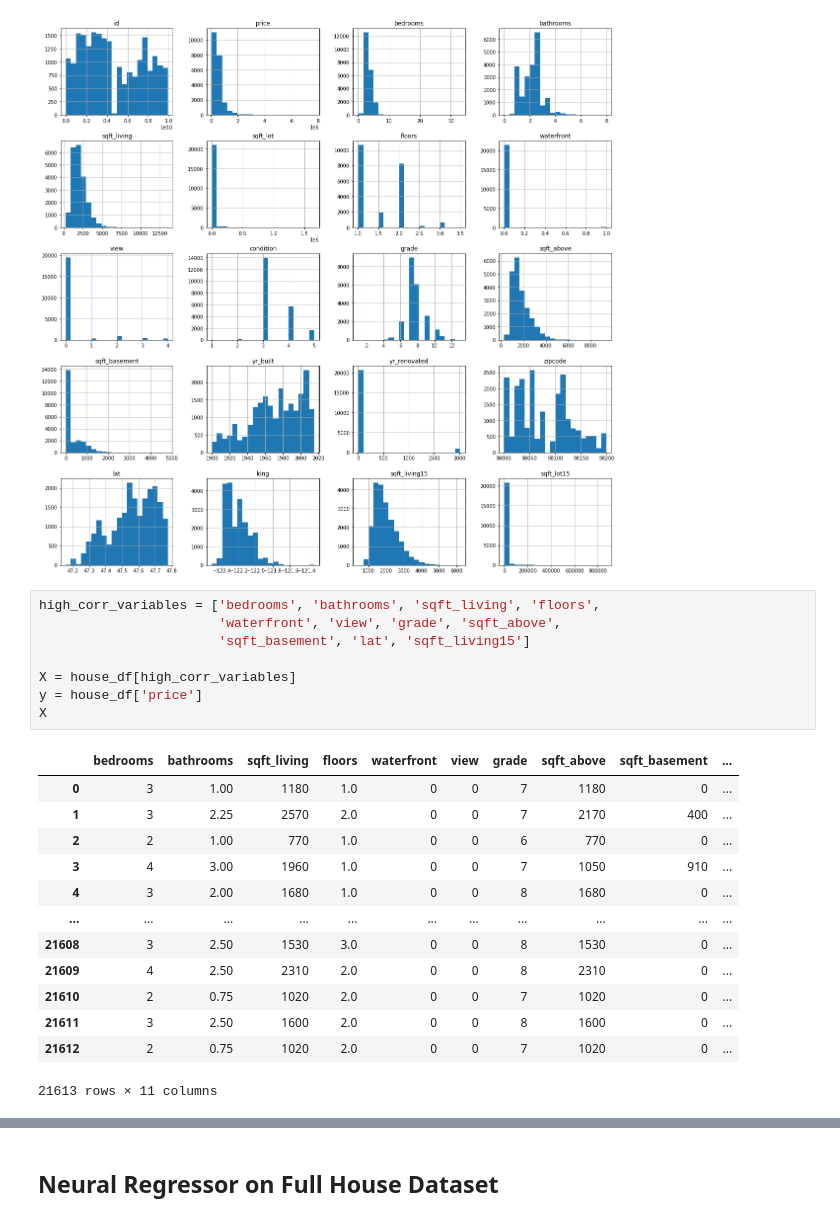
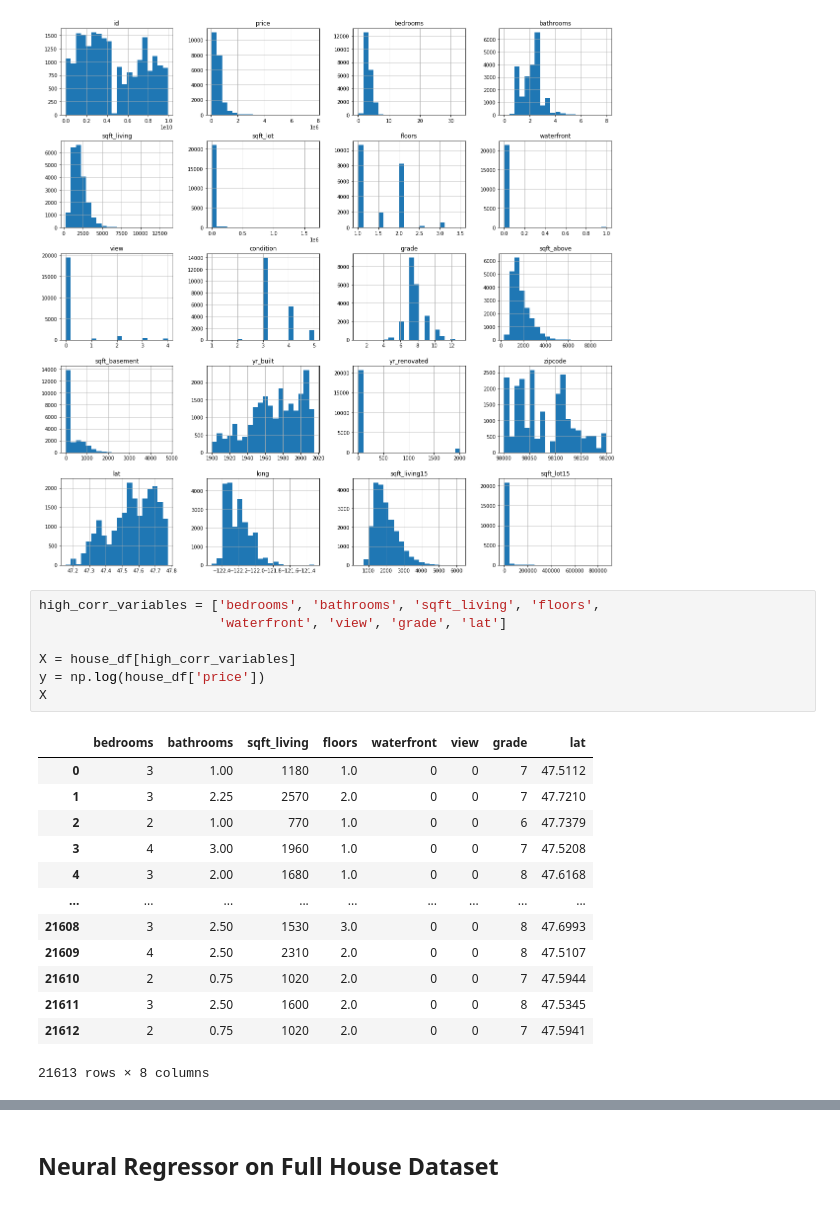
Before and after one commit to guilhermedom/neural-regressor-house-prices, a Jupyter notebook: notebooks/1.0-gdfs-neural-regressor-house-prices.ipynb, the cells around one changed output, grey strips where cells are left out. Cells and saved outputs as stored; diff of their text form.

```diff
--- a/notebooks/1.0-gdfs-neural-regressor-house-prices.ipynb
+++ b/notebooks/1.0-gdfs-neural-regressor-house-prices.ipynb
@@ -66,24 +70,23 @@ plt.show()
 [figure]
 # %%
 high_corr_variables = ['bedrooms', 'bathrooms', 'sqft_living', 'floors',
-                       'waterfront', 'view', 'grade', 'sqft_above',
-                       'sqft_basement', 'lat', 'sqft_living15']
+                       'waterfront', 'view', 'grade', 'lat']
 
 X = house_df[high_corr_variables]
-y = house_df['price']
+y = np.log(house_df['price'])
 X
 # %% [output]
-|  | bedrooms | bathrooms | sqft_living | floors | waterfront | view | grade | sqft_above | sqft_basement | ... |
-| 0 | 3 | 1.00 | 1180 | 1.0 | 0 | 0 | 7 | 1180 | 0 | ... |
-| 1 | 3 | 2.25 | 2570 | 2.0 | 0 | 0 | 7 | 2170 | 400 | ... |
-| 2 | 2 | 1.00 | 770 | 1.0 | 0 | 0 | 6 | 770 | 0 | ... |
-| 3 | 4 | 3.00 | 1960 | 1.0 | 0 | 0 | 7 | 1050 | 910 | ... |
-| 4 | 3 | 2.00 | 1680 | 1.0 | 0 | 0 | 8 | 1680 | 0 | ... |
-| ... | ... | ... | ... | ... | ... | ... | ... | ... | ... | ... |
-| 21608 | 3 | 2.50 | 1530 | 3.0 | 0 | 0 | 8 | 1530 | 0 | ... |
-| 21609 | 4 | 2.50 | 2310 | 2.0 | 0 | 0 | 8 | 2310 | 0 | ... |
-| 21610 | 2 | 0.75 | 1020 | 2.0 | 0 | 0 | 7 | 1020 | 0 | ... |
-| 21611 | 3 | 2.50 | 1600 | 2.0 | 0 | 0 | 8 | 1600 | 0 | ... |
-| 21612 | 2 | 0.75 | 1020 | 2.0 | 0 | 0 | 7 | 1020 | 0 | ... |
+|  | bedrooms | bathrooms | sqft_living | floors | waterfront | view | grade | lat |
+| 0 | 3 | 1.00 | 1180 | 1.0 | 0 | 0 | 7 | 47.5112 |
+| 1 | 3 | 2.25 | 2570 | 2.0 | 0 | 0 | 7 | 47.7210 |
+| 2 | 2 | 1.00 | 770 | 1.0 | 0 | 0 | 6 | 47.7379 |
+| 3 | 4 | 3.00 | 1960 | 1.0 | 0 | 0 | 7 | 47.5208 |
+| 4 | 3 | 2.00 | 1680 | 1.0 | 0 | 0 | 8 | 47.6168 |
+| ... | ... | ... | ... | ... | ... | ... | ... | ... |
+| 21608 | 3 | 2.50 | 1530 | 3.0 | 0 | 0 | 8 | 47.6993 |
+| 21609 | 4 | 2.50 | 2310 | 2.0 | 0 | 0 | 8 | 47.5107 |
+| 21610 | 2 | 0.75 | 1020 | 2.0 | 0 | 0 | 7 | 47.5944 |
+| 21611 | 3 | 2.50 | 1600 | 2.0 | 0 | 0 | 8 | 47.5345 |
+| 21612 | 2 | 0.75 | 1020 | 2.0 | 0 | 0 | 7 | 47.5941 |
-21613 rows × 11 columns
+21613 rows × 8 columns
 # %%
```
Also changed, not shown: parts of 12 cells of this notebook.
